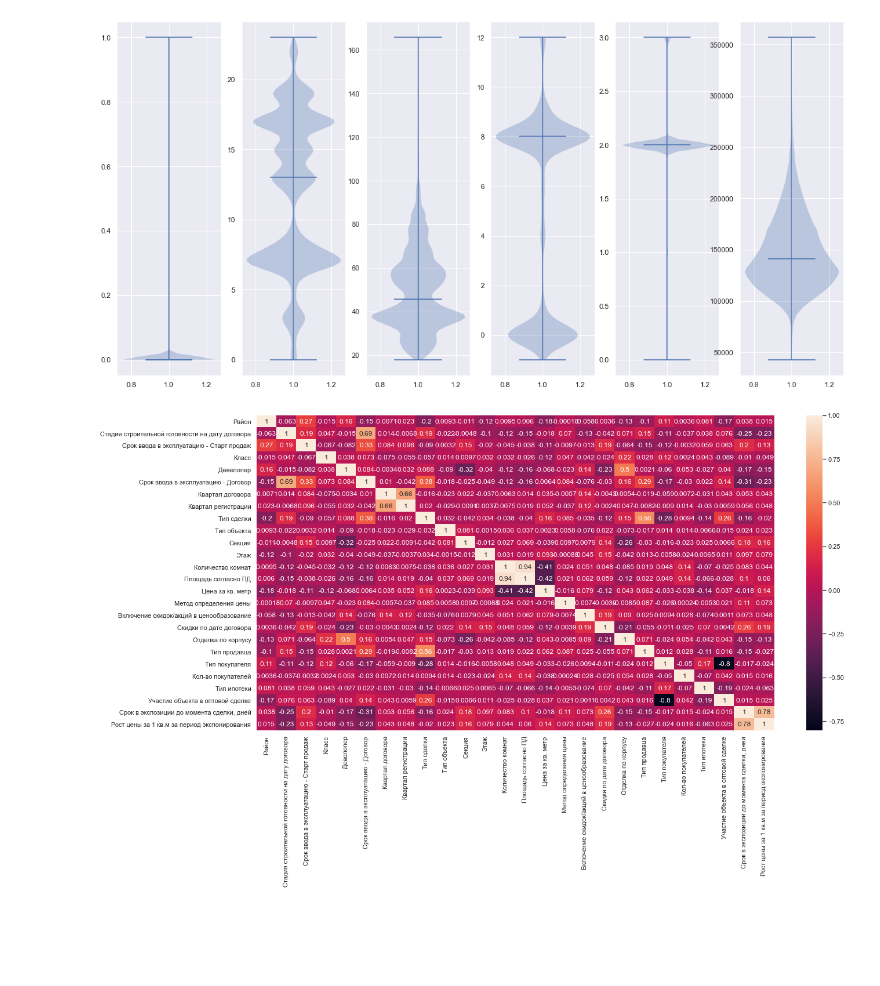
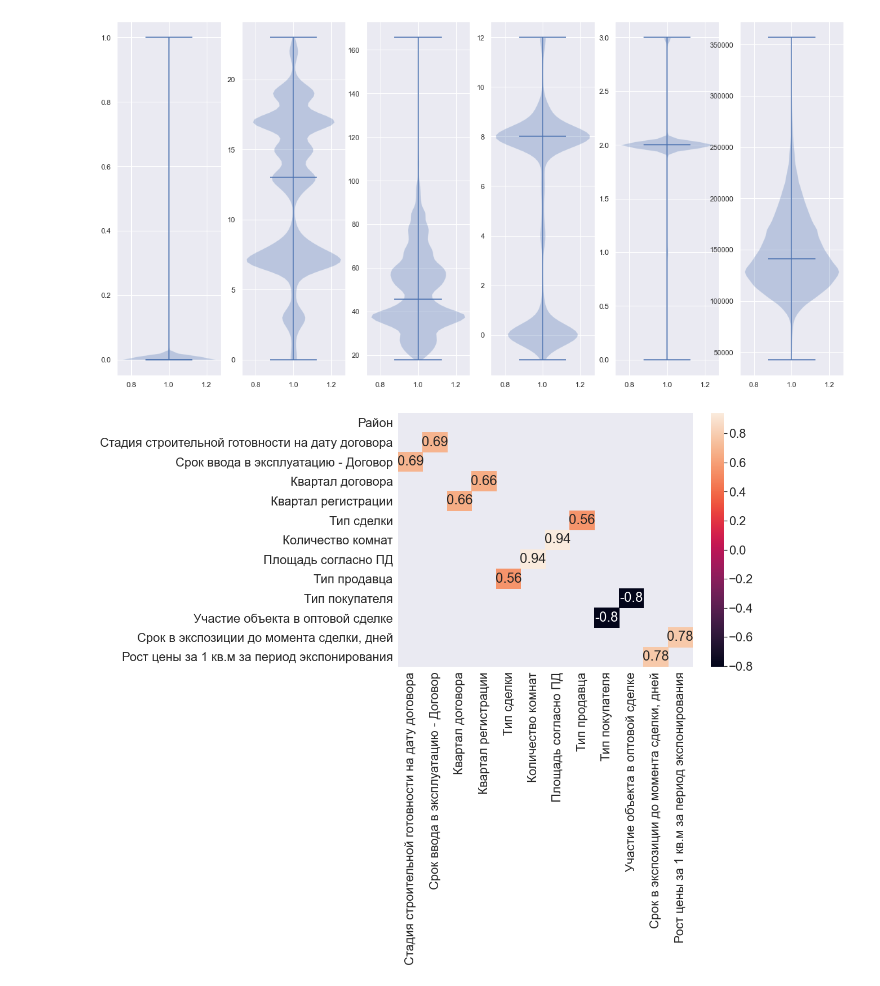
Before and after one commit to dan0nchik/anflat, a Jupyter notebook: dataset_clean.ipynb, the cells around one changed output. Saved outputs shown, nothing was run; the diff lists cells and outputs as text; code cells hidden in the pictures; blank space fills up the shorter version.

```diff
--- a/dataset_clean.ipynb
+++ b/dataset_clean.ipynb
@@ -103,2 +102,5 @@ df = df.loc[df['Цена за кв. метр']>0]
 # %%
 # df.to_excel('map.xlsx')
+# %%
+df.dropna(inplace=True)
+len(df)
@@ -104,0 +150,20 @@ df = df.loc[df['Цена за кв. метр']>0]
+# %%
+figure(figsize=(4, 2), dpi=100)
+for i in ['Район',
+        'Класс',
+         'Тип сделки', 'Тип объекта', 'Тип продавца',
+       'Тип покупателя', 'Тип ипотеки', 'Участие объекта в оптовой сделке']:
+    plt.title(i)
+    plot = df[i].value_counts(sort=True, ascending=True).plot.bar()
+
+
+#     for bar in plot.patches:
+#         plot.annotate(format(bar.get_height(), '.2f'),
+#                        (bar.get_x() + bar.get_width() / 2,
+#                         bar.get_height()), ha='center', va='center',
+#                        size=5, xytext=(0, 3),
+#                        textcoords='offset points')
+
+    plt.xticks(rotation=0)
+#     plt.savefig(f'{i}.jpg', bbox_inches = 'tight', dpi=300)
+#     print(plt.show())
@@ -235,7 +294,6 @@ df['Рост цены за 1 кв.м за период экспонирован
 # %%
 import seaborn as sns
 import matplotlib.pyplot as plt
-sns.set(rc={'figure.figsize':(20,10)})
 cols = list(df.columns)
 cols.remove('Цена за кв. метр')
 fig, (ax1, ax2, ax3, ax4, ax5, ax6) = plt.subplots(nrows=1, ncols=6)
@@ -251,8 +309,19 @@ ax6.violinplot(df['Цена за кв. метр'], showmedians=True)
 plt.show()
 # %% [output]
 [figure]
+# %%
+cor = df.corr()
+cor = cor[abs(cor) >= 0.5]
+cor = cor[cor != 1.0]
+cor.replace(np.nan,0,inplace=True)
+cor = cor.drop_duplicates()
+for col in cor.columns:
+    if len(set(list(cor[col].values))) == 1:
+        cor = cor.drop([col], axis=1)
+cor.replace(0,np.nan,inplace=True)
 # %%
-sns.heatmap(df.corr(), annot=True)
+sns.set(font_scale=2)
+sns.heatmap(cor, annot=True)
 plt.show()
 # %% [output]
-[figure, old version]
+[figure, new version]
```
Also changed, not shown: parts of 23 cells of this notebook, 15 other files.
